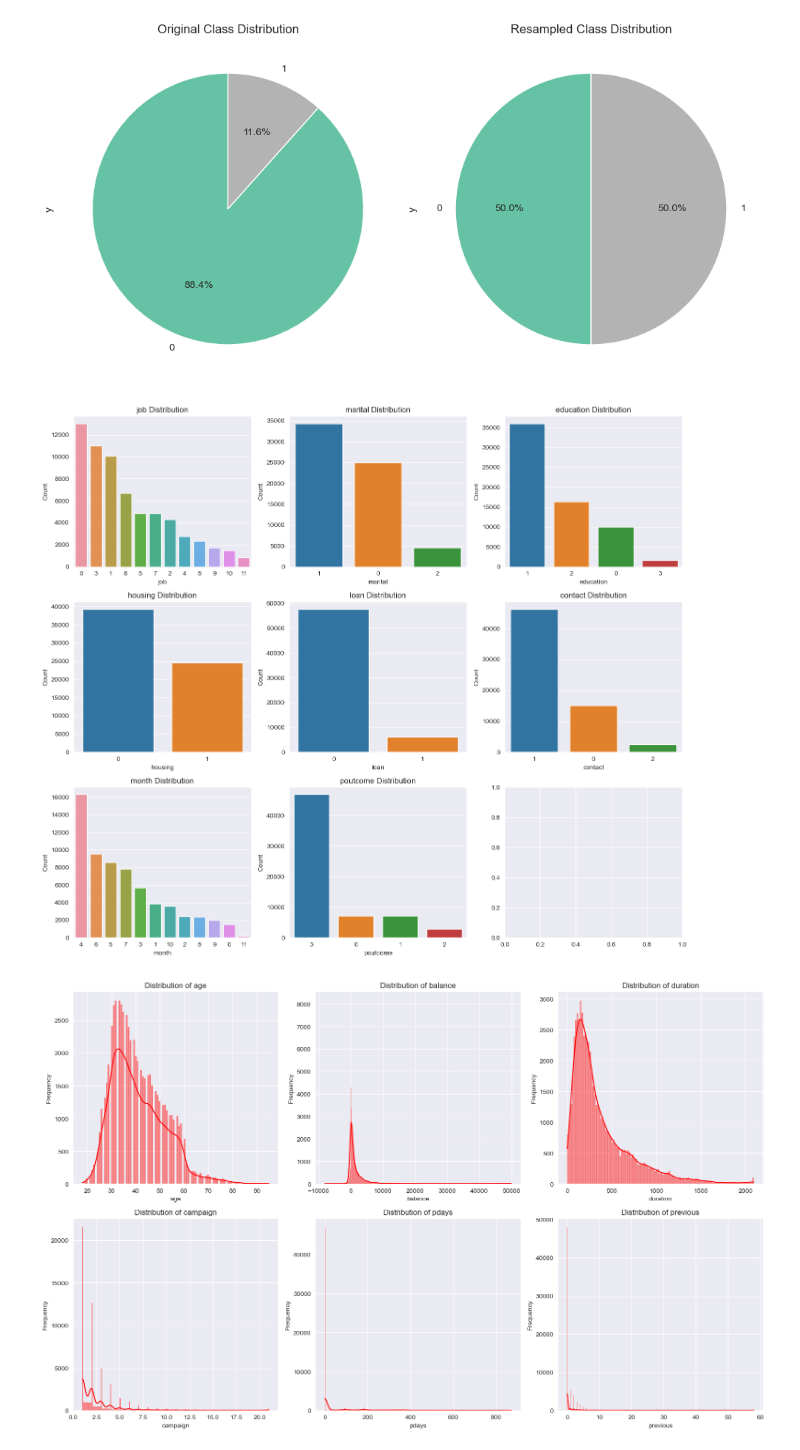
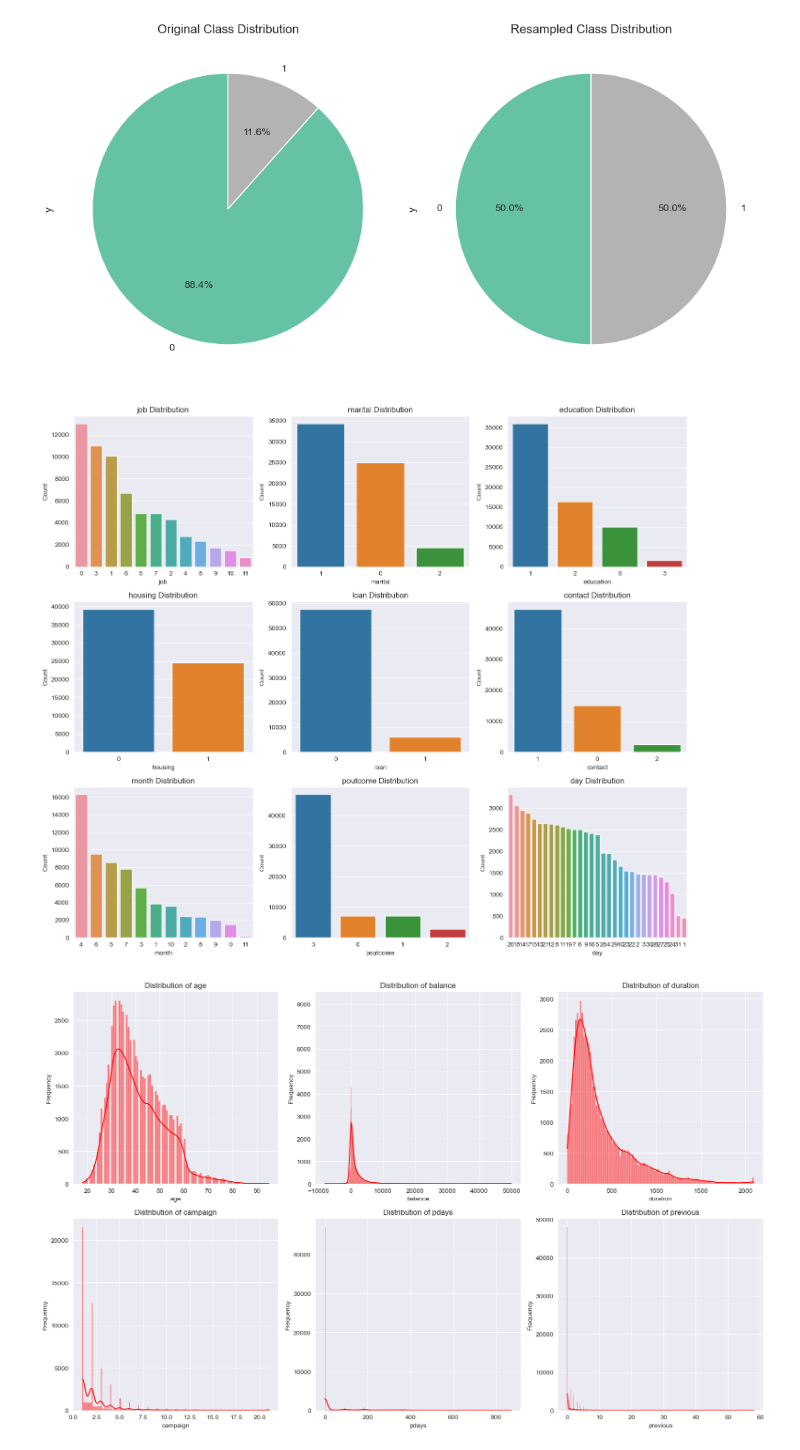
Before and after one commit to senuli-w/CM2604, a Jupyter notebook: 2330973.ipynb, the cells around one changed output. Cells and saved outputs as stored; diff of their text form; code cells hidden in the pictures.

```diff
--- a/2330973.ipynb
+++ b/2330973.ipynb
@@ -1248,25 +1247,25 @@ plt.show()
 [figure]
 # %%
 # List of categorical columns
-categorical_columns = ['job', 'marital', 'education', 'housing', 'loan', 'contact', 'month', 'poutcome']
+categorical_columns = ['job', 'marital', 'education', 'housing', 'loan', 'contact', 'month', 'poutcome', 'day']
 
 # Set up the plot with subplots
 fig, axes = plt.subplots(nrows=3, ncols=3, figsize=(14, 12))  # Adjust the number of rows and columns
 axes = axes.flatten()  # Flatten the axes array for easy iteration
 
 # Loop through each categorical column and plot the bar chart
 for i, col in enumerate(categorical_columns):
     ax = axes[i]
     sns.countplot(data=X_resampled, x=col, order=X_resampled[col].value_counts().index, ax=ax)
     ax.set_title(f'{col} Distribution')
     ax.set_ylabel('Count')  # Label for y-axis
     ax.set_xlabel(col)  # Label for x-axis
 
 # Adjust layout and display the plot
 plt.tight_layout()
 plt.show()
 # %% [output]
-[figure, old version]
+[figure, new version]
 # %%
 # List of numerical columns
 numerical_columns = ['age', 'balance', 'duration', 'campaign', 'pdays', 'previous']
```
Also changed, not shown: parts of 16 cells of this notebook.
